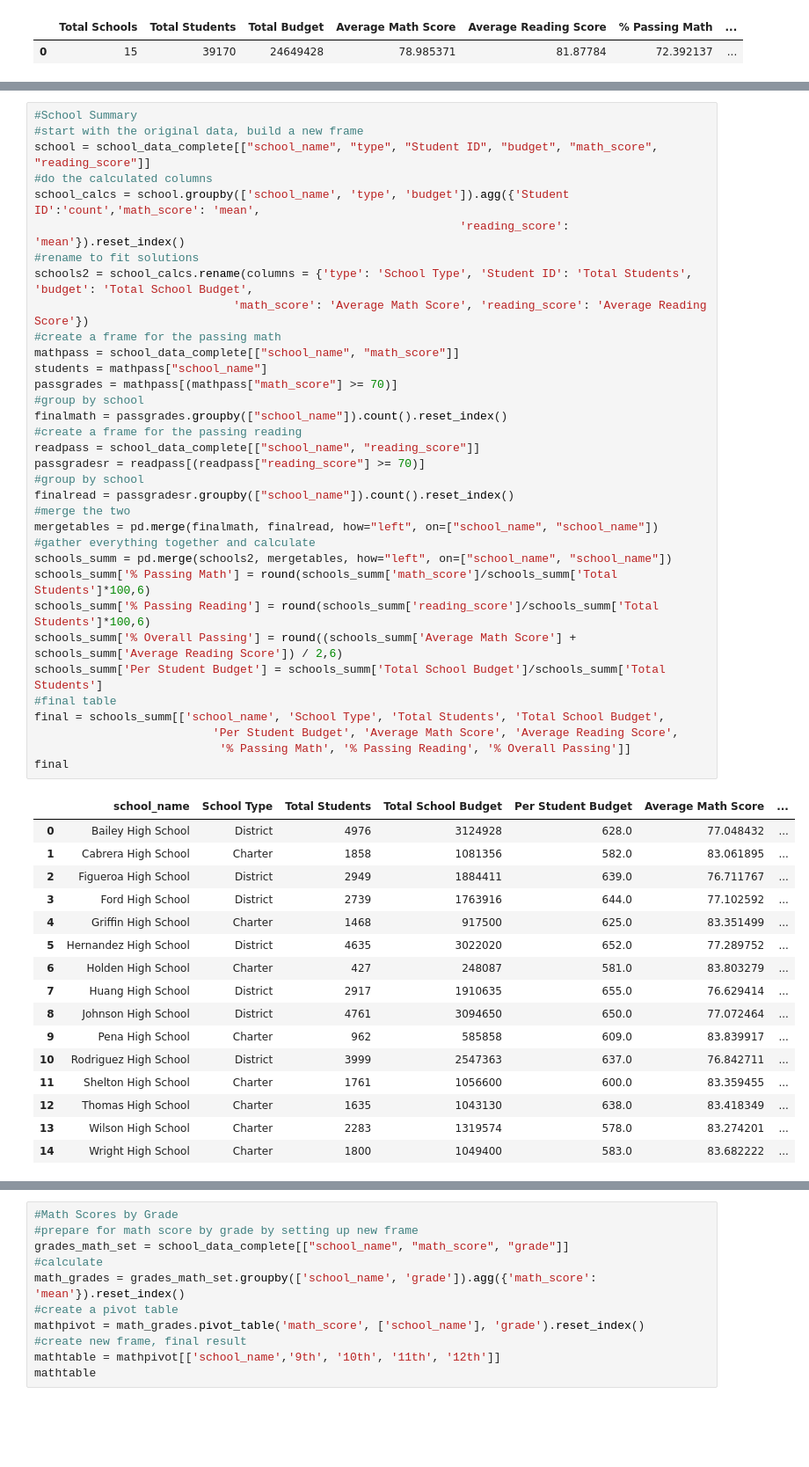
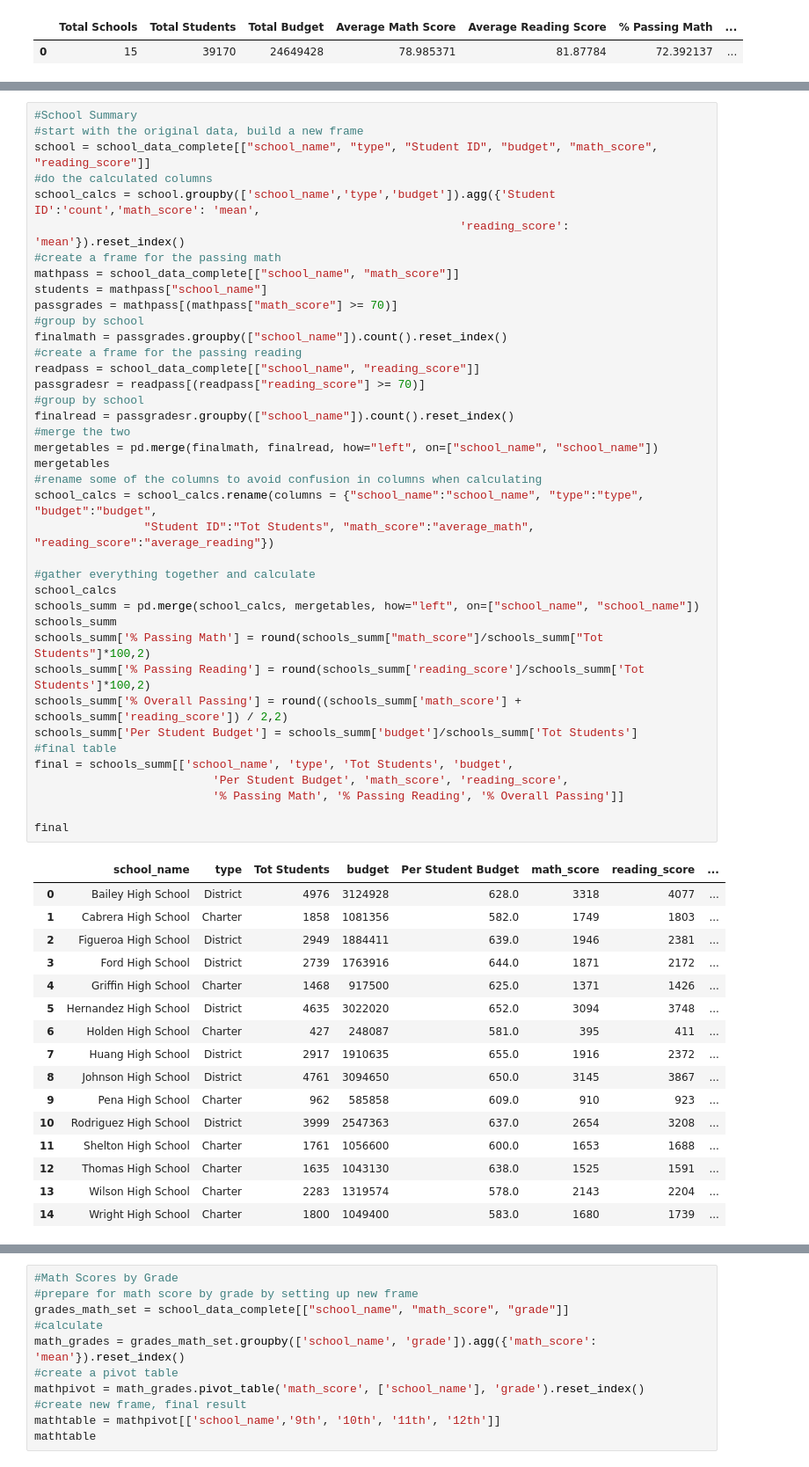
Before and after one commit to kimandersen-it/pandas-challenge, a Jupyter notebook: Academy of Pi Final.ipynb, the cells around one changed output, grey strips where cells are left out. Shown at 88% size. Saved outputs shown, nothing was run; the diff lists cells and outputs as text; blank space fills up the shorter version.

```diff
--- a/Academy of Pi Final.ipynb
+++ b/Academy of Pi Final.ipynb
@@ -92,52 +142,57 @@ district_df
 # %%
 #School Summary
 #start with the original data, build a new frame
 school = school_data_complete[["school_name", "type", "Student ID", "budget", "math_score", "reading_score"]]
 #do the calculated columns
-school_calcs = school.groupby(['school_name', 'type', 'budget']).agg({'Student ID':'count','math_score': 'mean',
+school_calcs = school.groupby(['school_name','type','budget']).agg({'Student ID':'count','math_score': 'mean',
                                                               'reading_score': 'mean'}).reset_index()
-#rename to fit solutions
-schools2 = school_calcs.rename(columns = {'type': 'School Type', 'Student ID': 'Total Students', 'budget': 'Total School Budget',
-                             'math_score': 'Average Math Score', 'reading_score': 'Average Reading Score'})
 #create a frame for the passing math
 mathpass = school_data_complete[["school_name", "math_score"]]
 students = mathpass["school_name"]
 passgrades = mathpass[(mathpass["math_score"] >= 70)]
 #group by school
 finalmath = passgrades.groupby(["school_name"]).count().reset_index()
 #create a frame for the passing reading
 readpass = school_data_complete[["school_name", "reading_score"]]
 passgradesr = readpass[(readpass["reading_score"] >= 70)]
 #group by school
 finalread = passgradesr.groupby(["school_name"]).count().reset_index()
 #merge the two
 mergetables = pd.merge(finalmath, finalread, how="left", on=["school_name", "school_name"])
+mergetables
+#rename some of the columns to avoid confusion in columns when calculating
+school_calcs = school_calcs.rename(columns = {"school_name":"school_name", "type":"type", "budget":"budget",
+                "Student ID":"Tot Students", "math_score":"average_math", "reading_score":"average_reading"})
+
 #gather everything together and calculate
-schools_summ = pd.merge(schools2, mergetables, how="left", on=["school_name", "school_name"])
-schools_summ['% Passing Math'] = round(schools_summ['math_score']/schools_summ['Total Students']*100,6)
-schools_summ['% Passing Reading'] = round(schools_summ['reading_score']/schools_summ['Total Students']*100,6)
-schools_summ['% Overall Passing'] = round((schools_summ['Average Math Score'] + schools_summ['Average Reading Score']) / 2,6)
-schools_summ['Per Student Budget'] = schools_summ['Total School Budget']/schools_summ['Total Students']
+school_calcs
+schools_summ = pd.merge(school_calcs, mergetables, how="left", on=["school_name", "school_name"])
+schools_summ
+schools_summ['% Passing Math'] = round(schools_summ["math_score"]/schools_summ["Tot Students"]*100,2)
+schools_summ['% Passing Reading'] = round(schools_summ['reading_score']/schools_summ['Tot Students']*100,2)
+schools_summ['% Overall Passing'] = round((schools_summ['math_score'] + schools_summ['reading_score']) / 2,2)
+schools_summ['Per Student Budget'] = schools_summ['budget']/schools_summ['Tot Students']
 #final table
-final = schools_summ[['school_name', 'School Type', 'Total Students', 'Total School Budget',
-                          'Per Student Budget', 'Average Math Score', 'Average Reading Score',
-                           '% Passing Math', '% Passing Reading', '% Overall Passing']]
+final = schools_summ[['school_name', 'type', 'Tot Students', 'budget',
+                          'Per Student Budget', 'math_score', 'reading_score',
+                          '% Passing Math', '% Passing Reading', '% Overall Passing']]
+
 final
 # %% [output]
-|  | school_name | School Type | Total Students | Total School Budget | Per Student Budget | Average Math Score | ... |
-| 0 | Bailey High School | District | 4976 | 3124928 | 628.0 | 77.048432 | ... |
-| 1 | Cabrera High School | Charter | 1858 | 1081356 | 582.0 | 83.061895 | ... |
-| 2 | Figueroa High School | District | 2949 | 1884411 | 639.0 | 76.711767 | ... |
-| 3 | Ford High School | District | 2739 | 1763916 | 644.0 | 77.102592 | ... |
-| 4 | Griffin High School | Charter | 1468 | 917500 | 625.0 | 83.351499 | ... |
-| 5 | Hernandez High School | District | 4635 | 3022020 | 652.0 | 77.289752 | ... |
-| 6 | Holden High School | Charter | 427 | 248087 | 581.0 | 83.803279 | ... |
-| 7 | Huang High School | District | 2917 | 1910635 | 655.0 | 76.629414 | ... |
-| 8 | Johnson High School | District | 4761 | 3094650 | 650.0 | 77.072464 | ... |
-| 9 | Pena High School | Charter | 962 | 585858 | 609.0 | 83.839917 | ... |
-| 10 | Rodriguez High School | District | 3999 | 2547363 | 637.0 | 76.842711 | ... |
-| 11 | Shelton High School | Charter | 1761 | 1056600 | 600.0 | 83.359455 | ... |
-| 12 | Thomas High School | Charter | 1635 | 1043130 | 638.0 | 83.418349 | ... |
-| 13 | Wilson High School | Charter | 2283 | 1319574 | 578.0 | 83.274201 | ... |
-| 14 | Wright High School | Charter | 1800 | 1049400 | 583.0 | 83.682222 | ... |
+|  | school_name | type | Tot Students | budget | Per Student Budget | math_score | reading_score | ... |
+| 0 | Bailey High School | District | 4976 | 3124928 | 628.0 | 3318 | 4077 | ... |
+| 1 | Cabrera High School | Charter | 1858 | 1081356 | 582.0 | 1749 | 1803 | ... |
+| 2 | Figueroa High School | District | 2949 | 1884411 | 639.0 | 1946 | 2381 | ... |
+| 3 | Ford High School | District | 2739 | 1763916 | 644.0 | 1871 | 2172 | ... |
+| 4 | Griffin High School | Charter | 1468 | 917500 | 625.0 | 1371 | 1426 | ... |
+| 5 | Hernandez High School | District | 4635 | 3022020 | 652.0 | 3094 | 3748 | ... |
+| 6 | Holden High School | Charter | 427 | 248087 | 581.0 | 395 | 411 | ... |
+| 7 | Huang High School | District | 2917 | 1910635 | 655.0 | 1916 | 2372 | ... |
+| 8 | Johnson High School | District | 4761 | 3094650 | 650.0 | 3145 | 3867 | ... |
+| 9 | Pena High School | Charter | 962 | 585858 | 609.0 | 910 | 923 | ... |
+| 10 | Rodriguez High School | District | 3999 | 2547363 | 637.0 | 2654 | 3208 | ... |
+| 11 | Shelton High School | Charter | 1761 | 1056600 | 600.0 | 1653 | 1688 | ... |
+| 12 | Thomas High School | Charter | 1635 | 1043130 | 638.0 | 1525 | 1591 | ... |
+| 13 | Wilson High School | Charter | 2283 | 1319574 | 578.0 | 2143 | 2204 | ... |
+| 14 | Wright High School | Charter | 1800 | 1049400 | 583.0 | 1680 | 1739 | ... |
 # %%
```
Also changed, not shown: parts of 7 cells of this notebook, 1 other file.
